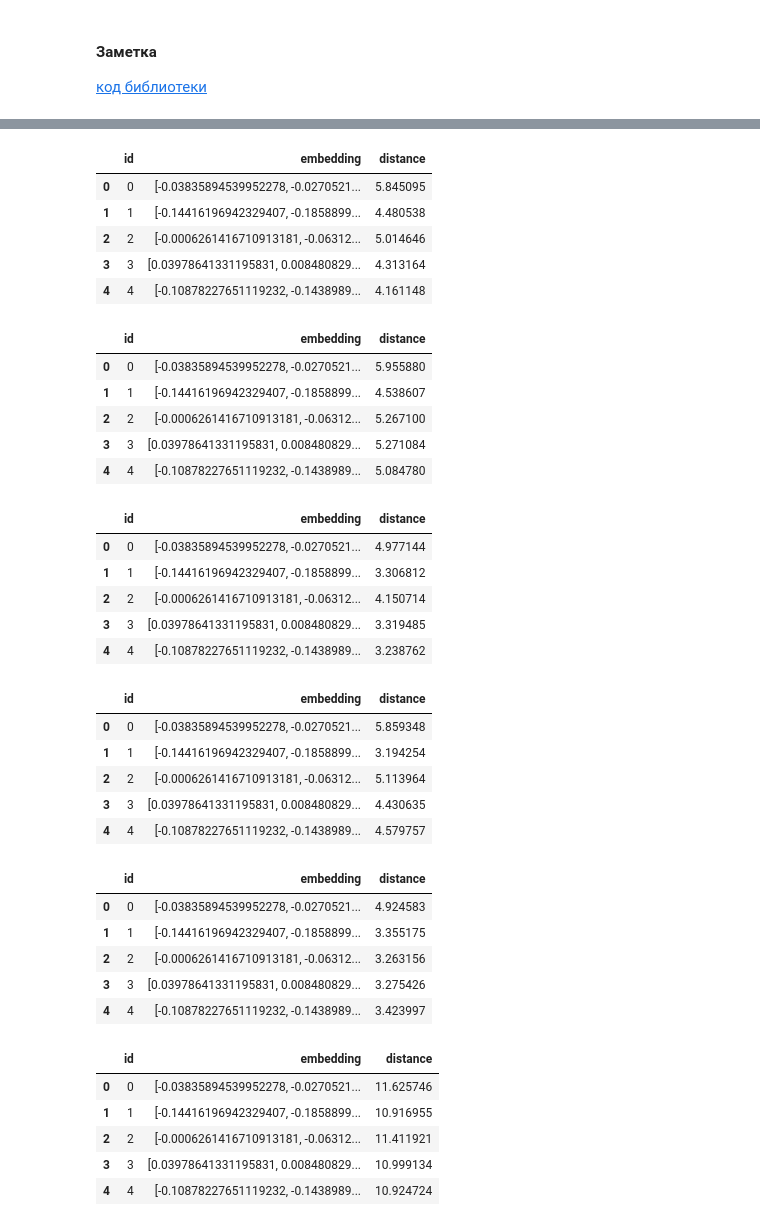
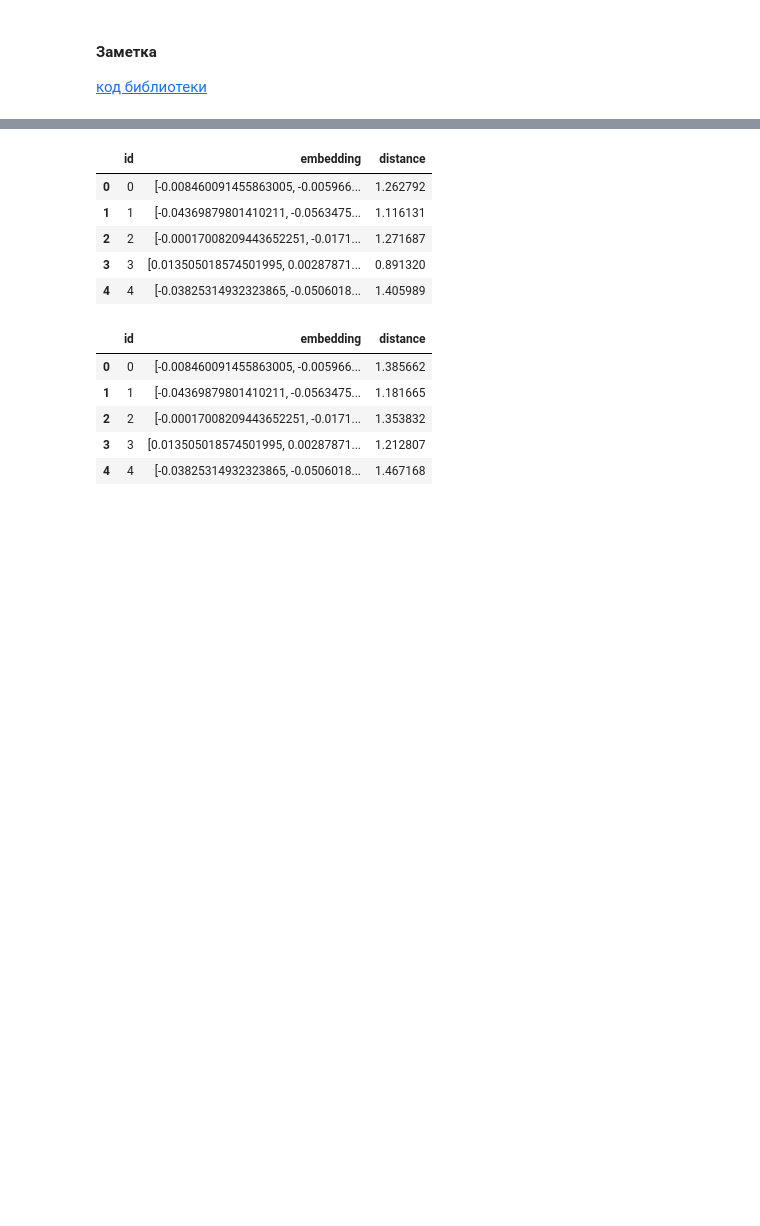
Before and after one commit to YarickVodila/CV_framework, a Jupyter notebook: testing_pipeline.ipynb, the cells around one changed output, grey strips where cells are left out. Drawn from its saved outputs; the diff is of its cells as text; code cells hidden in the pictures; blank space fills up the shorter version.

Commit message:
L2 norm and euclidean distance

```diff
--- a/testing_pipeline.ipynb
+++ b/testing_pipeline.ipynb
@@ -254,10 +254,10 @@ def analize_faces (img_path, new_person = False, plot = True):
         if new_person:
             if not data.empty: # Если база данных не пустая
                 for i, emb in enumerate(embeddings):
-                    data['distance'] = data['embedding'].apply(lambda x: distance.euclidean(x, emb))
+                    data['distance'] = data['embedding'].apply(lambda x: distance.euclidean(x, l2_normalize(emb)))
 
                     # Найденный человек и его id в формате [id]
-                    person_id = data.loc[(data['distance']<4.15) & (data['distance']==data['distance'].min())]['id'].to_list()
+                    person_id = data.loc[(data['distance']<1.15) & (data['distance']==data['distance'].min())]['id'].to_list()
                     # display(data.loc[(data['distance']<4.15) & (data['distance']==data['distance'].min())])
                     data.drop(columns=['distance'], inplace=True)
 
@@ -268,7 +268,7 @@ def analize_faces (img_path, new_person = False, plot = True):
                         detections_peoples['id'].append(f"person_{data['id'].max()+1}")
                         detections_peoples['coords'].append(coords[i])
 
-                        new_row = pd.DataFrame({'id': [data['id'].max()+1], 'embedding': [emb]})
+                        new_row = pd.DataFrame({'id': [data['id'].max()+1], 'embedding': [l2_normalize(emb)]})
                         data = pd.concat([data, new_row])
 
 
@@ -282,7 +282,7 @@ def analize_faces (img_path, new_person = False, plot = True):
 
             else: # Если база данных пустая
                 for i, emb in enumerate(embeddings):
-                    new_row = pd.DataFrame({'id': [i], 'embedding': [emb]})
+                    new_row = pd.DataFrame({'id': [i], 'embedding': [l2_normalize(emb)]})
                     data = pd.concat([data, new_row])
 
                     labels.append(f"person_{i}")
@@ -300,11 +300,11 @@ def analize_faces (img_path, new_person = False, plot = True):
             if not data.empty: # Если база данных не пустая
 
                 for i, emb in enumerate(embeddings):
-                    data['distance'] = data['embedding'].apply(lambda x: distance.euclidean(x, emb))
+                    data['distance'] = data['embedding'].apply(lambda x: distance.euclidean(x, l2_normalize(emb)))
                     # Найденный человек и его id в формате [id]
-                    person_id = data.loc[(data['distance']<4.15) & (data['distance']==data['distance'].min())]['id'].to_list()
+                    person_id = data.loc[(data['distance']<1.15) & (data['distance']==data['distance'].min())]['id'].to_list()
                     # display(data.loc[(data['distance']<4.15) & (data['distance']==data['distance'].min())])
-                    display(data)
+                    # display(data)
                     data.drop(columns=['distance'], inplace=True)
 
                     # если человека в базе нет
@@ -319,66 +319,42 @@ def analize_faces (img_path, new_person = False, plot = True):
                         labels.append(f"person_{person_id[0]}")
                         detections_peoples['id'].append(f"person_{person_id[0]}")
                         detections_peoples['coords'].append(coords[i])
 
             else: # Если база данных пустая
                 for i, emb in enumerate(embeddings):
                     labels.append(f"undefind_{i}")
                     detections_peoples['id'].append(f"undefind_{i}")
                     detections_peoples['coords'].append(coords[i])
 
 
         if plot:
             plot_image(img_path, coords, labels)
 
 
     except Exception as e:
         print(f'Ошибка \n\n{e}')
 
     return detections_peoples
 
 # analize_faces('examples\my_team.jpg', new_person=True)
 # analize_faces('examples\\Yarick.jpg', new_person=True)
 
 # analize_faces('examples\\chelicki.jpg', new_person=False)
-
+# analize_faces('examples\\disa.jpg', new_person=False)
 # analize_faces('examples\\Yarick_v2.jpg', new_person=False)
 # analize_faces('examples\\test.png', new_person=True)
 # analize_faces('examples\\test_2.png', new_person=False)
 # analize_faces('examples\\Ksusha\\test_5.jpg', new_person=False)
 # %% [output]
 |  | id | embedding | distance |
-| 0 | 0 | [-0.03835894539952278, -0.0270521... | 5.845095 |
-| 1 | 1 | [-0.14416196942329407, -0.1858899... | 4.480538 |
-| 2 | 2 | [-0.0006261416710913181, -0.06312... | 5.014646 |
-| 3 | 3 | [0.03978641331195831, 0.008480829... | 4.313164 |
-| 4 | 4 | [-0.10878227651119232, -0.1438989... | 4.161148 |
+| 0 | 0 | [-0.008460091455863005, -0.005966... | 1.262792 |
+| 1 | 1 | [-0.04369879801410211, -0.0563475... | 1.116131 |
+| 2 | 2 | [-0.00017008209443652251, -0.0171... | 1.271687 |
+| 3 | 3 | [0.013505018574501995, 0.00287871... | 0.891320 |
+| 4 | 4 | [-0.03825314932323865, -0.0506018... | 1.405989 |
 |  | id | embedding | distance |
-| 0 | 0 | [-0.03835894539952278, -0.0270521... | 5.955880 |
-| 1 | 1 | [-0.14416196942329407, -0.1858899... | 4.538607 |
-| 2 | 2 | [-0.0006261416710913181, -0.06312... | 5.267100 |
-| 3 | 3 | [0.03978641331195831, 0.008480829... | 5.271084 |
-| 4 | 4 | [-0.10878227651119232, -0.1438989... | 5.084780 |
+| 0 | 0 | [-0.008460091455863005, -0.005966... | 1.385662 |
+| 1 | 1 | [-0.04369879801410211, -0.0563475... | 1.181665 |
+| 2 | 2 | [-0.00017008209443652251, -0.0171... | 1.353832 |
+| 3 | 3 | [0.013505018574501995, 0.00287871... | 1.212807 |
+| 4 | 4 | [-0.03825314932323865, -0.0506018... | 1.467168 |
-|  | id | embedding | distance |
-| 0 | 0 | [-0.03835894539952278, -0.0270521... | 4.977144 |
-| 1 | 1 | [-0.14416196942329407, -0.1858899... | 3.306812 |
-| 2 | 2 | [-0.0006261416710913181, -0.06312... | 4.150714 |
-| 3 | 3 | [0.03978641331195831, 0.008480829... | 3.319485 |
-| 4 | 4 | [-0.10878227651119232, -0.1438989... | 3.238762 |
-|  | id | embedding | distance |
-| 0 | 0 | [-0.03835894539952278, -0.0270521... | 5.859348 |
-| 1 | 1 | [-0.14416196942329407, -0.1858899... | 3.194254 |
-| 2 | 2 | [-0.0006261416710913181, -0.06312... | 5.113964 |
-| 3 | 3 | [0.03978641331195831, 0.008480829... | 4.430635 |
-| 4 | 4 | [-0.10878227651119232, -0.1438989... | 4.579757 |
-|  | id | embedding | distance |
-| 0 | 0 | [-0.03835894539952278, -0.0270521... | 4.924583 |
-| 1 | 1 | [-0.14416196942329407, -0.1858899... | 3.355175 |
-| 2 | 2 | [-0.0006261416710913181, -0.06312... | 3.263156 |
-| 3 | 3 | [0.03978641331195831, 0.008480829... | 3.275426 |
-| 4 | 4 | [-0.10878227651119232, -0.1438989... | 3.423997 |
-|  | id | embedding | distance |
-| 0 | 0 | [-0.03835894539952278, -0.0270521... | 11.625746 |
-| 1 | 1 | [-0.14416196942329407, -0.1858899... | 10.916955 |
-| 2 | 2 | [-0.0006261416710913181, -0.06312... | 11.411921 |
-| 3 | 3 | [0.03978641331195831, 0.008480829... | 10.999134 |
-| 4 | 4 | [-0.10878227651119232, -0.1438989... | 10.924724 |
```
Also changed, not shown: parts of 1 cell of this notebook, 1 other file.
